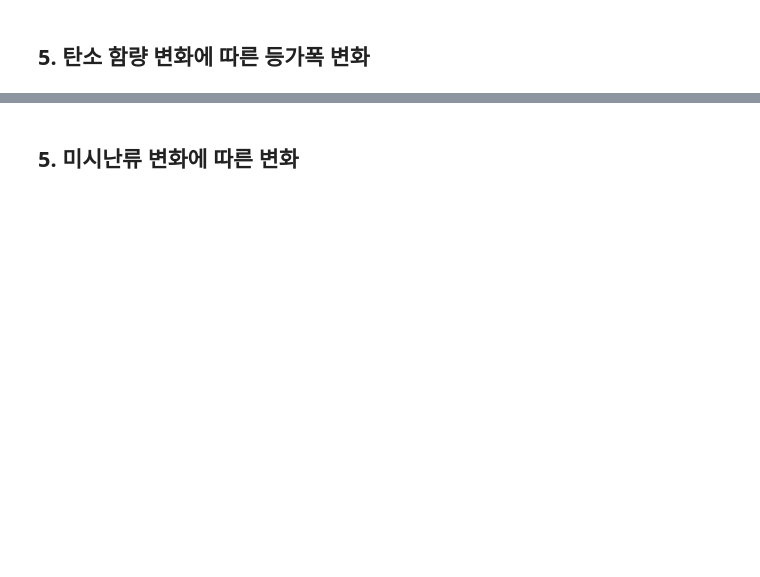
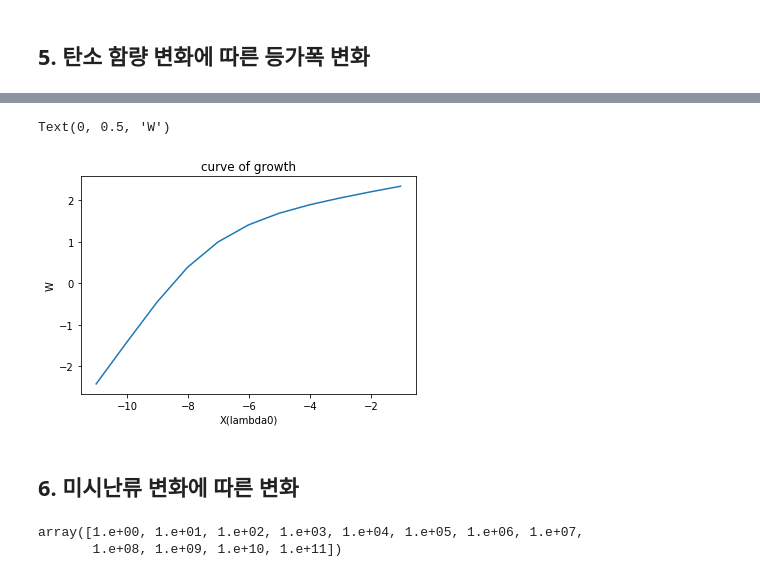
Before and after one commit to eunheeko/stellar_astrophysics, a Jupyter notebook: continuum_hw_ver.ipynb, the cells around one changed output, grey strips where cells are left out. Saved outputs shown, nothing was run; the diff lists cells and outputs as text; code cells hidden in the pictures; blank space fills up the shorter version.

```diff
--- a/continuum_hw_ver.ipynb
+++ b/continuum_hw_ver.ipynb
@@ -736,6 +716,0 @@ def LineWidth(depth_index, x_0, lam0, c_num, v_turb):
-# %%
-F_c = intensities_c[6000:6026]
-F_l = intensities[6000:6026]
-
-jk = [(x-y)/x for x, y in zip(F_c, F_l)]
-jk
@@ -784,0 +755,22 @@ result1[:10], result[:10]
+# %%
+LWs = []
+
+for i in range(len(n_c)):
+    F_l = intensity1[i]
+    F_c = intensity2[i]
+
+    R = [np.abs((x - y)/x) for x,y in zip(F_l, F_c)]
+
+    integral = integrate.simps(R, wave_c)
+    LWs.append(integral)
+# %%
+k_c = []
+for nc in n_c:
+
+    k_voigt1 = voigt_profile(45, wave_c,  6013.17, 1, 1, 1,0, 150000, nc )
+    k_voigt2 = voigt_profile(45, wave_c,  6013.21, 1, 1, 1,1, 150000, nc )
+    k_voigt3 = voigt_profile(45, wave_c, 6014.83, 1, 1, 1,2, 150000, nc )
+
+    k_voigt = k_voigt1 + k_voigt2 + k_voigt3
+
+    k_c.append(k_voigt[17])
@@ -785,2 +785,19 @@ result1[:10], result[:10]
+# %%
+plt.plot(np.log10(k_c[:-1]), np.log10(LWs[:-1]))
+
+plt.title('curve of growth')
+plt.xlabel('X(lambda0)')
+plt.ylabel('W')
+# LWs
+# %% [output]
+Text(0, 0.5, 'W')
+[figure, added]
 # %% [markdown]
-## 5. 미시난류 변화에 따른 변화
+## 6. 미시난류 변화에 따른 변화
+# %%
+#number of c
+n_c = np.logspace(0,11,12)
+n_c
+# %% [output]
+array([1.e+00, 1.e+01, 1.e+02, 1.e+03, 1.e+04, 1.e+05, 1.e+06, 1.e+07,
+       1.e+08, 1.e+09, 1.e+10, 1.e+11])
```
Also changed, not shown: parts of 23 cells of this notebook.
